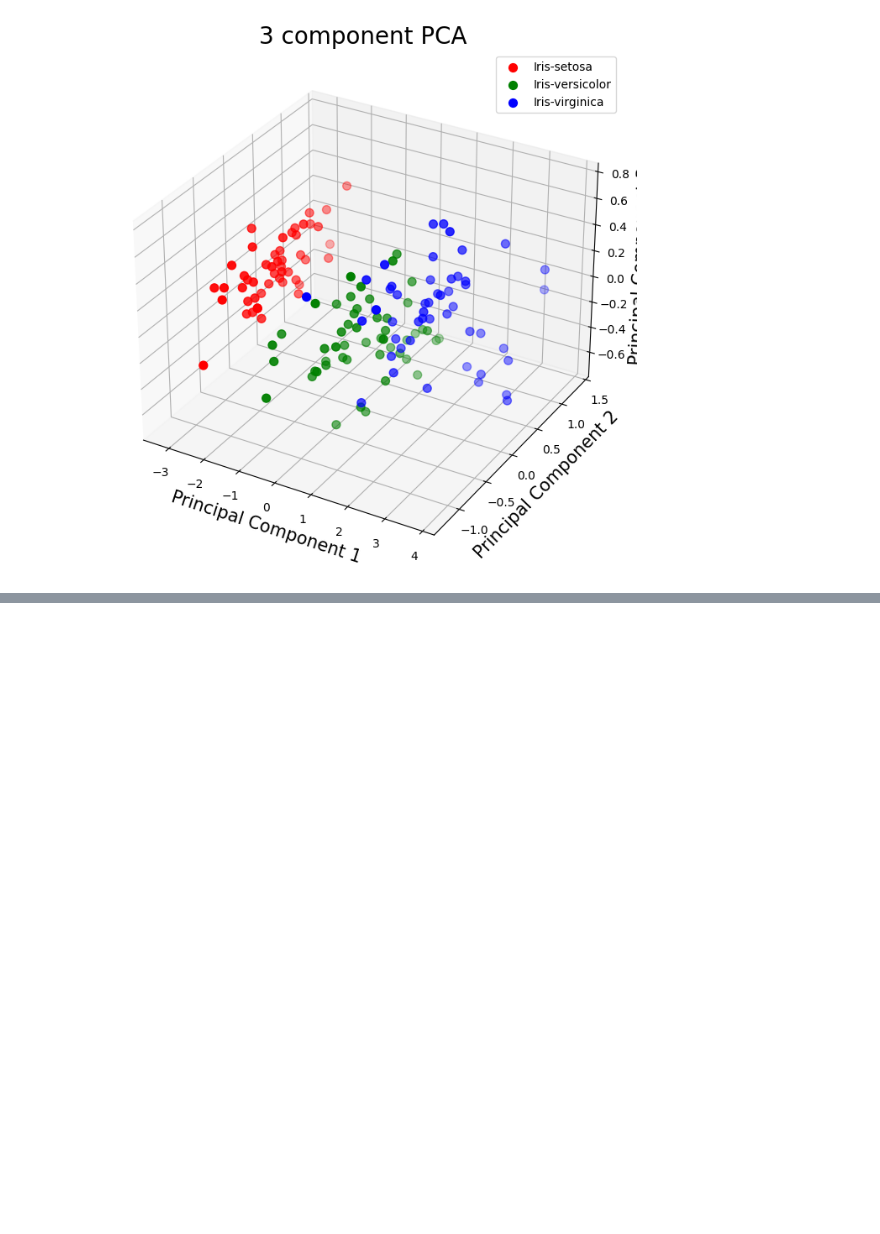
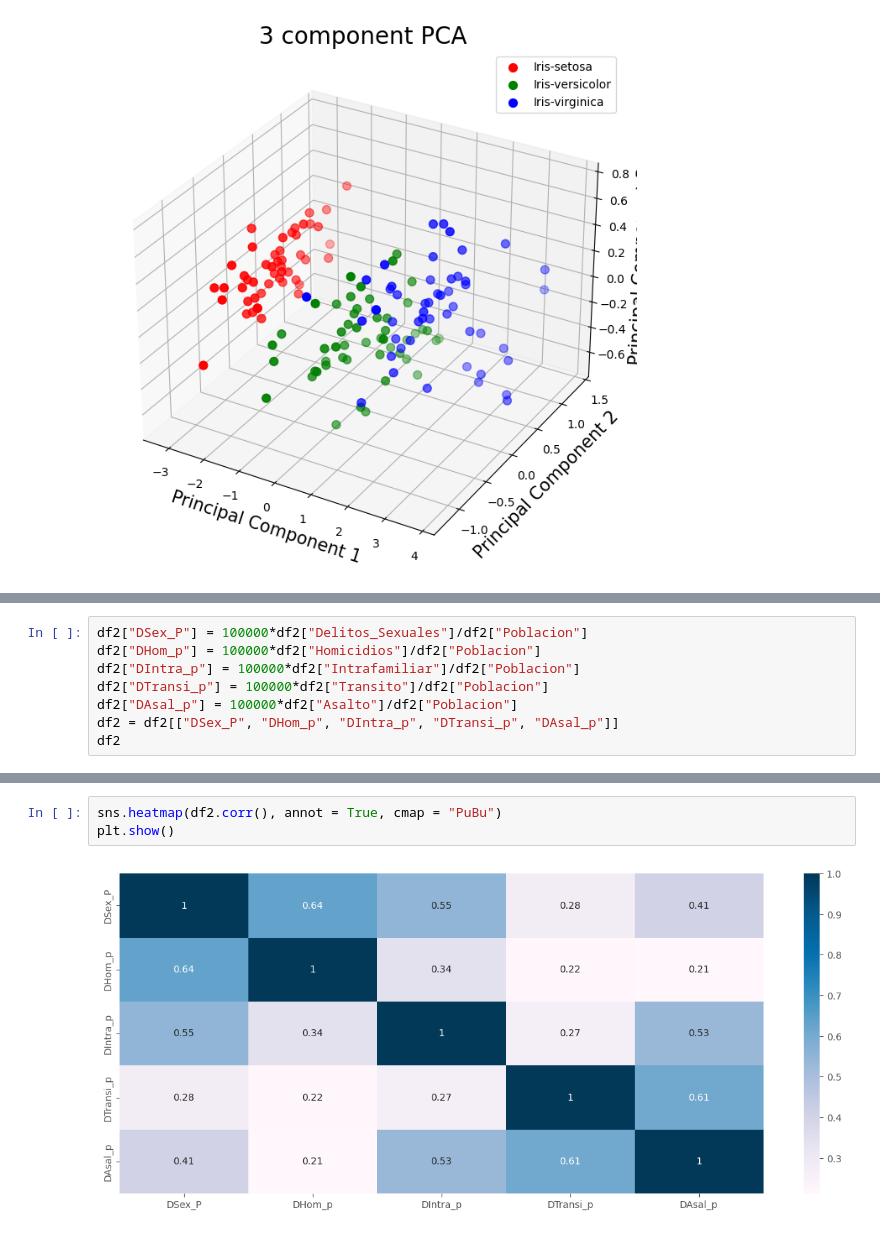
Before and after one commit to jazaineam1/Diplomado_ucentral_ME, a Jupyter notebook: Cuadernos/ACP_Intro.ipynb, the cells around one changed output, grey strips where cells are left out. Saved outputs shown, nothing was run; the diff lists cells and outputs as text; blank space fills up the shorter version.

```diff
--- a/Cuadernos/ACP_Intro.ipynb
+++ b/Cuadernos/ACP_Intro.ipynb
@@ -571,0 +533,8 @@ array([0.92461621, 0.05301557, 0.01718514, 0.00518309])
+# %%
+df2["DSex_P"] = 100000*df2["Delitos_Sexuales"]/df2["Poblacion"]
+df2["DHom_p"] = 100000*df2["Homicidios"]/df2["Poblacion"]
+df2["DIntra_p"] = 100000*df2["Intrafamiliar"]/df2["Poblacion"]
+df2["DTransi_p"] = 100000*df2["Transito"]/df2["Poblacion"]
+df2["DAsal_p"] = 100000*df2["Asalto"]/df2["Poblacion"]
+df2 = df2[["DSex_P", "DHom_p", "DIntra_p", "DTransi_p", "DAsal_p"]]
+df2
@@ -571,0 +560,5 @@ array([0.92461621, 0.05301557, 0.01718514, 0.00518309])
+# %%
+sns.heatmap(df2.corr(), annot = True, cmap = "PuBu")
+plt.show()
+# %% [output]
+[figure, added]
```
Also changed, not shown: parts of 22 cells of this notebook.
